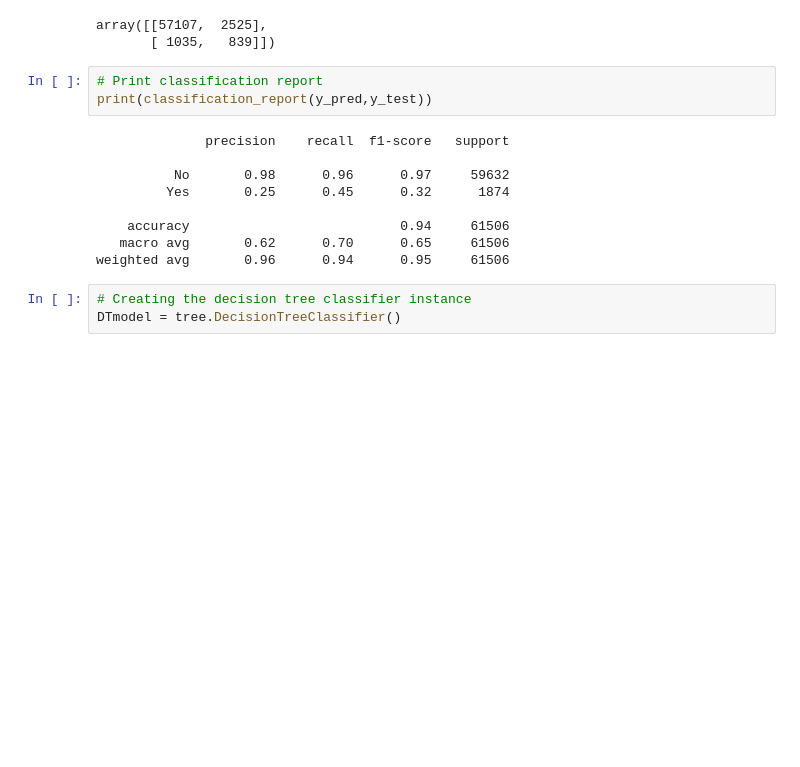
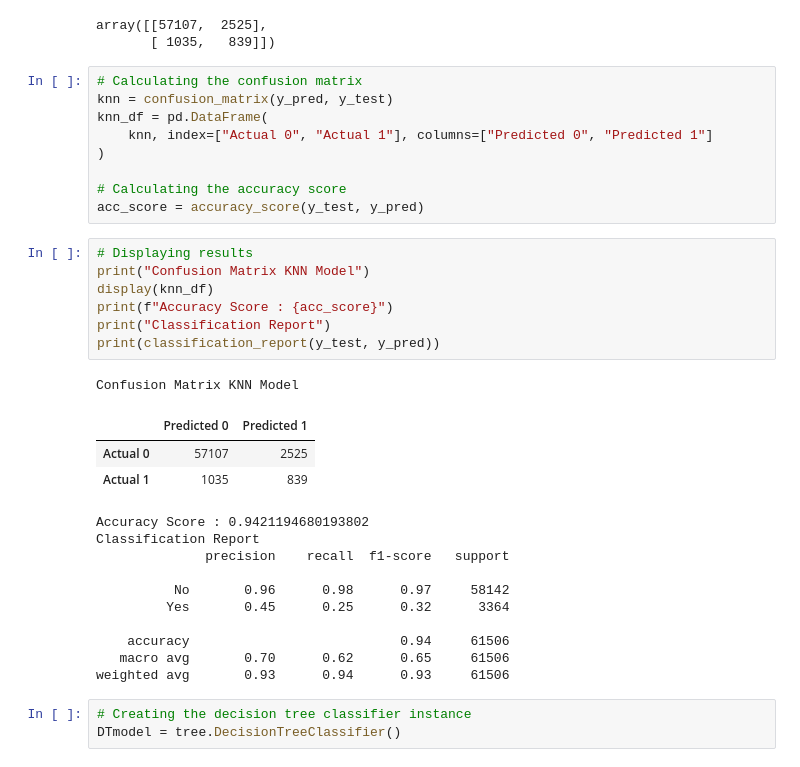
Before and after one commit to Dylan7777777/Group4_project4, a Jupyter notebook: illnessHistory.ipynb, the cells around one changed output. Saved outputs shown, nothing was run; the diff lists cells and outputs as text; blank space fills up the shorter version.

```diff
--- a/illnessHistory.ipynb
+++ b/illnessHistory.ipynb
@@ -96,18 +102,37 @@ confusion_matrix(y_pred,y_test)
 # %% [output]
 array([[57107,  2525],
        [ 1035,   839]])
-# %%
-# Print classification report
-print(classification_report(y_pred,y_test))
-# %% [output]
-              precision    recall  f1-score   support
-
-          No       0.98      0.96      0.97     59632
-         Yes       0.25      0.45      0.32      1874
-
-    accuracy                           0.94     61506
-   macro avg       0.62      0.70      0.65     61506
-weighted avg       0.96      0.94      0.95     61506
+# %%
+# Calculating the confusion matrix
+knn = confusion_matrix(y_pred, y_test)
+knn_df = pd.DataFrame(
+    knn, index=["Actual 0", "Actual 1"], columns=["Predicted 0", "Predicted 1"]
+)
+
+# Calculating the accuracy score
+acc_score = accuracy_score(y_test, y_pred)
+# %%
+# Displaying results
+print("Confusion Matrix KNN Model")
+display(knn_df)
+print(f"Accuracy Score : {acc_score}")
+print("Classification Report")
+print(classification_report(y_test, y_pred))
+# %% [output]
+Confusion Matrix KNN Model
+|  | Predicted 0 | Predicted 1 |
+| Actual 0 | 57107 | 2525 |
+| Actual 1 | 1035 | 839 |
+Accuracy Score : 0.9421194680193802
+Classification Report
+              precision    recall  f1-score   support
+
+          No       0.96      0.98      0.97     58142
+         Yes       0.45      0.25      0.32      3364
+
+    accuracy                           0.94     61506
+   macro avg       0.70      0.62      0.65     61506
+weighted avg       0.93      0.94      0.93     61506
 # %%
 # Creating the decision tree classifier instance
 DTmodel = tree.DecisionTreeClassifier()
```
Also changed, not shown: parts of 3 cells of this notebook, 2 other files.
